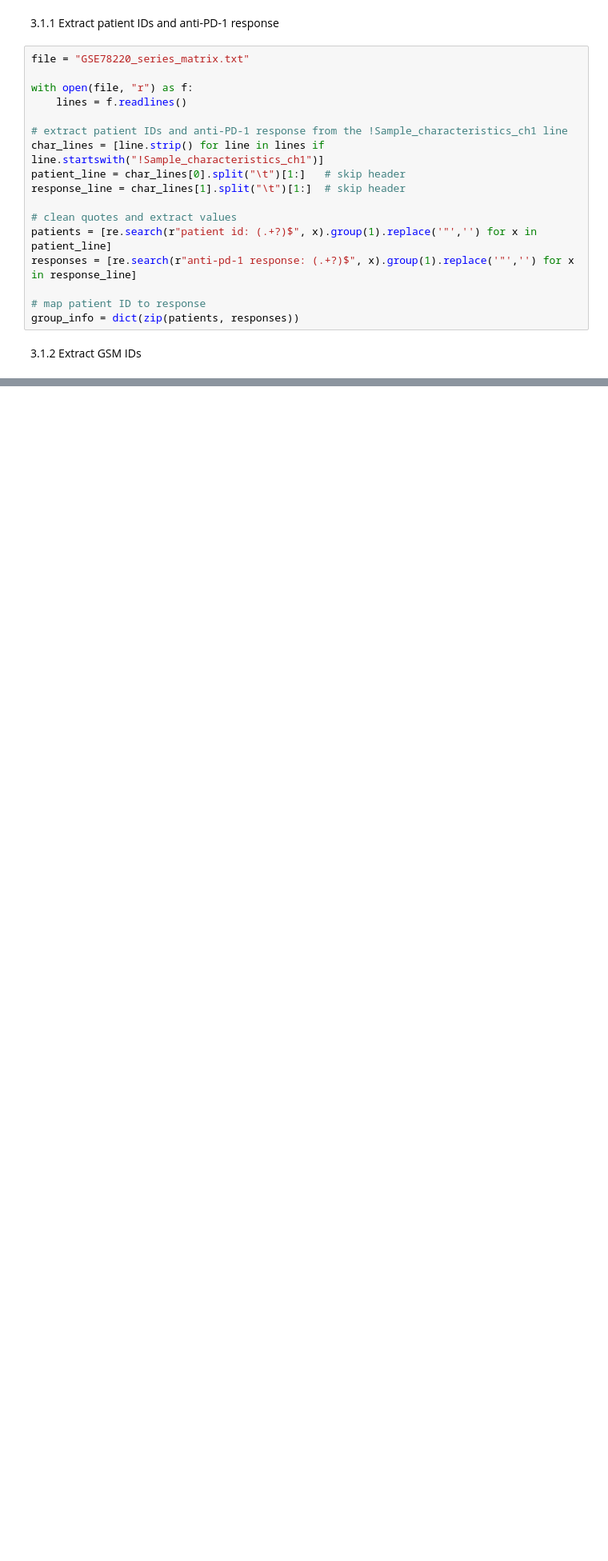
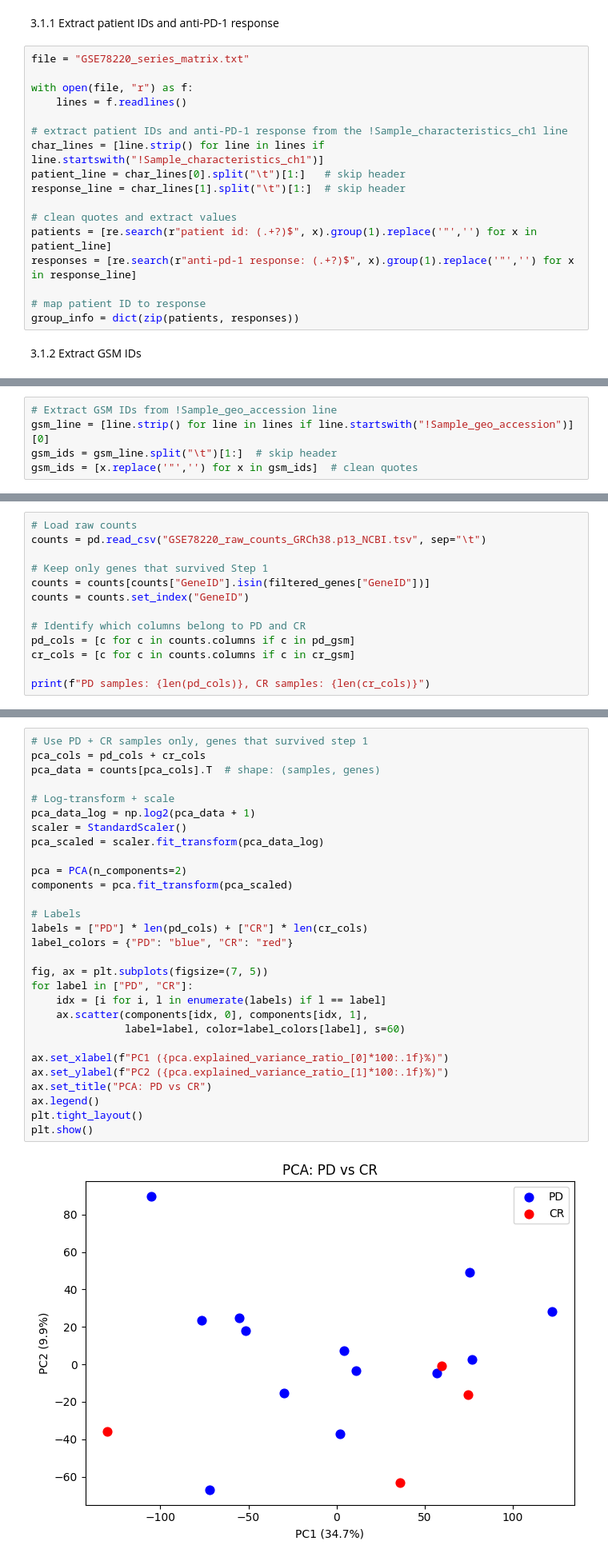
Before and after one commit to wookyung-lee/Network-based-analysis-of-breast-cancer-therapy-resistance, a Jupyter notebook: main.ipynb, the cells around one changed output, grey strips where cells are left out. Shown at 80% size. Saved outputs shown, nothing was run; the diff lists cells and outputs as text; blank space fills up the shorter version.

```diff
--- a/main.ipynb
+++ b/main.ipynb
@@ -296 +273,6 @@ Index(['GSM2069823', 'GSM2069824', 'GSM2069825', 'GSM2069826', 'GSM2069827',
+# %%
+# Extract GSM IDs from !Sample_geo_accession line
+gsm_line = [line.strip() for line in lines if line.startswith("!Sample_geo_accession")][0]
+gsm_ids = gsm_line.split("\t")[1:]  # skip header
+gsm_ids = [x.replace('"','') for x in gsm_ids]  # clean quotes
 # %% [markdown]
@@ -368,0 +306,13 @@ print(de_results.sort_values("padj").head(10))
+# %%
+# Load raw counts
+counts = pd.read_csv("GSE78220_raw_counts_GRCh38.p13_NCBI.tsv", sep="\t")
+
+# Keep only genes that survived Step 1
+counts = counts[counts["GeneID"].isin(filtered_genes["GeneID"])]
+counts = counts.set_index("GeneID")
+
+# Identify which columns belong to PD and CR
+pd_cols = [c for c in counts.columns if c in pd_gsm]
+cr_cols = [c for c in counts.columns if c in cr_gsm]
+
+print(f"PD samples: {len(pd_cols)}, CR samples: {len(cr_cols)}")
@@ -368,0 +412,31 @@ print(de_results.sort_values("padj").head(10))
+# %%
+# Use PD + CR samples only, genes that survived step 1
+pca_cols = pd_cols + cr_cols
+pca_data = counts[pca_cols].T  # shape: (samples, genes)
+
+# Log-transform + scale
+pca_data_log = np.log2(pca_data + 1)
+scaler = StandardScaler()
+pca_scaled = scaler.fit_transform(pca_data_log)
+
+pca = PCA(n_components=2)
+components = pca.fit_transform(pca_scaled)
+
+# Labels
+labels = ["PD"] * len(pd_cols) + ["CR"] * len(cr_cols)
+label_colors = {"PD": "blue", "CR": "red"}
+
+fig, ax = plt.subplots(figsize=(7, 5))
+for label in ["PD", "CR"]:
+    idx = [i for i, l in enumerate(labels) if l == label]
+    ax.scatter(components[idx, 0], components[idx, 1],
+               label=label, color=label_colors[label], s=60)
+
+ax.set_xlabel(f"PC1 ({pca.explained_variance_ratio_[0]*100:.1f}%)")
+ax.set_ylabel(f"PC2 ({pca.explained_variance_ratio_[1]*100:.1f}%)")
+ax.set_title("PCA: PD vs CR")
+ax.legend()
+plt.tight_layout()
+plt.show()
+# %% [output]
+[figure, added]
```
Also changed, not shown: parts of 26 cells of this notebook.
